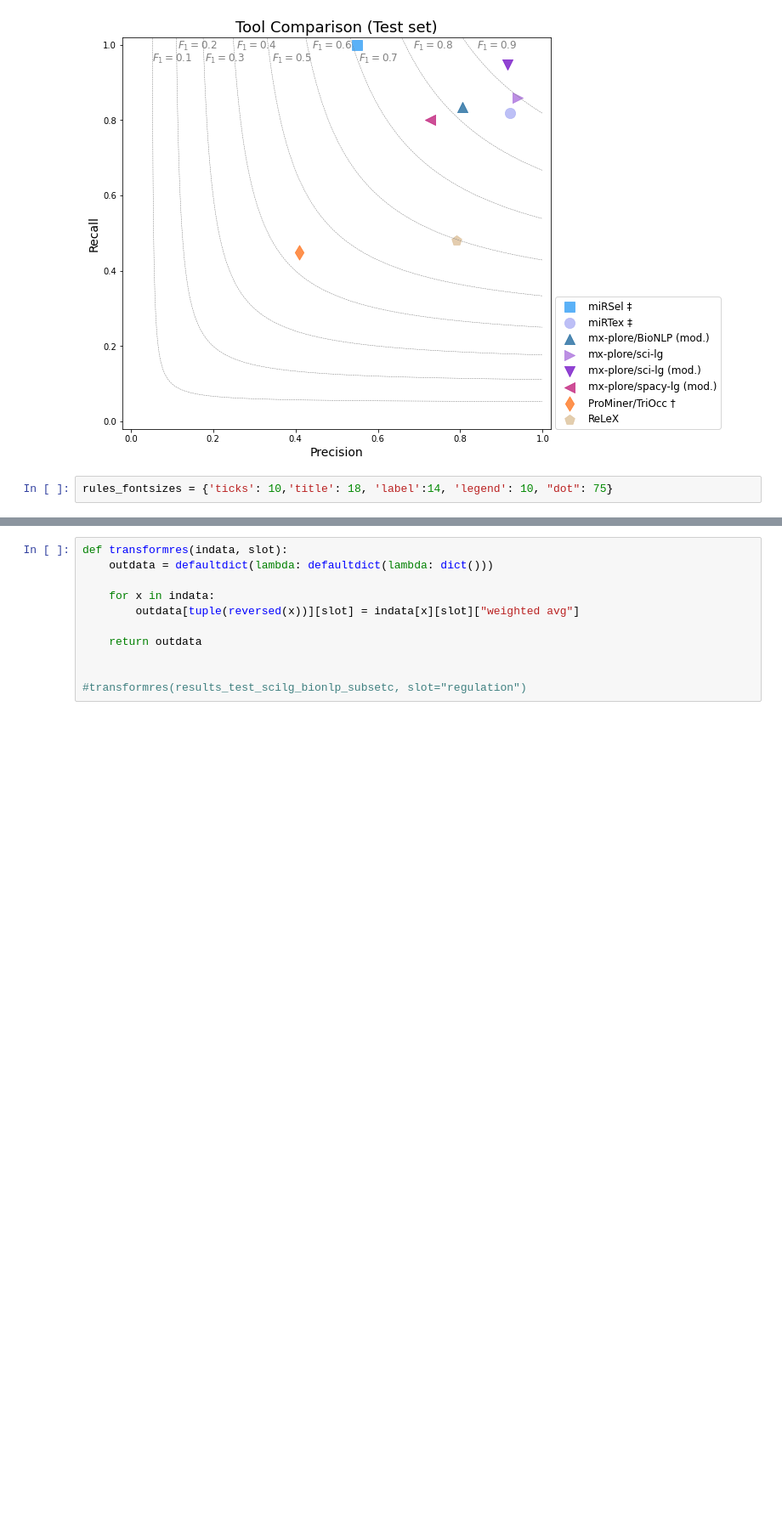
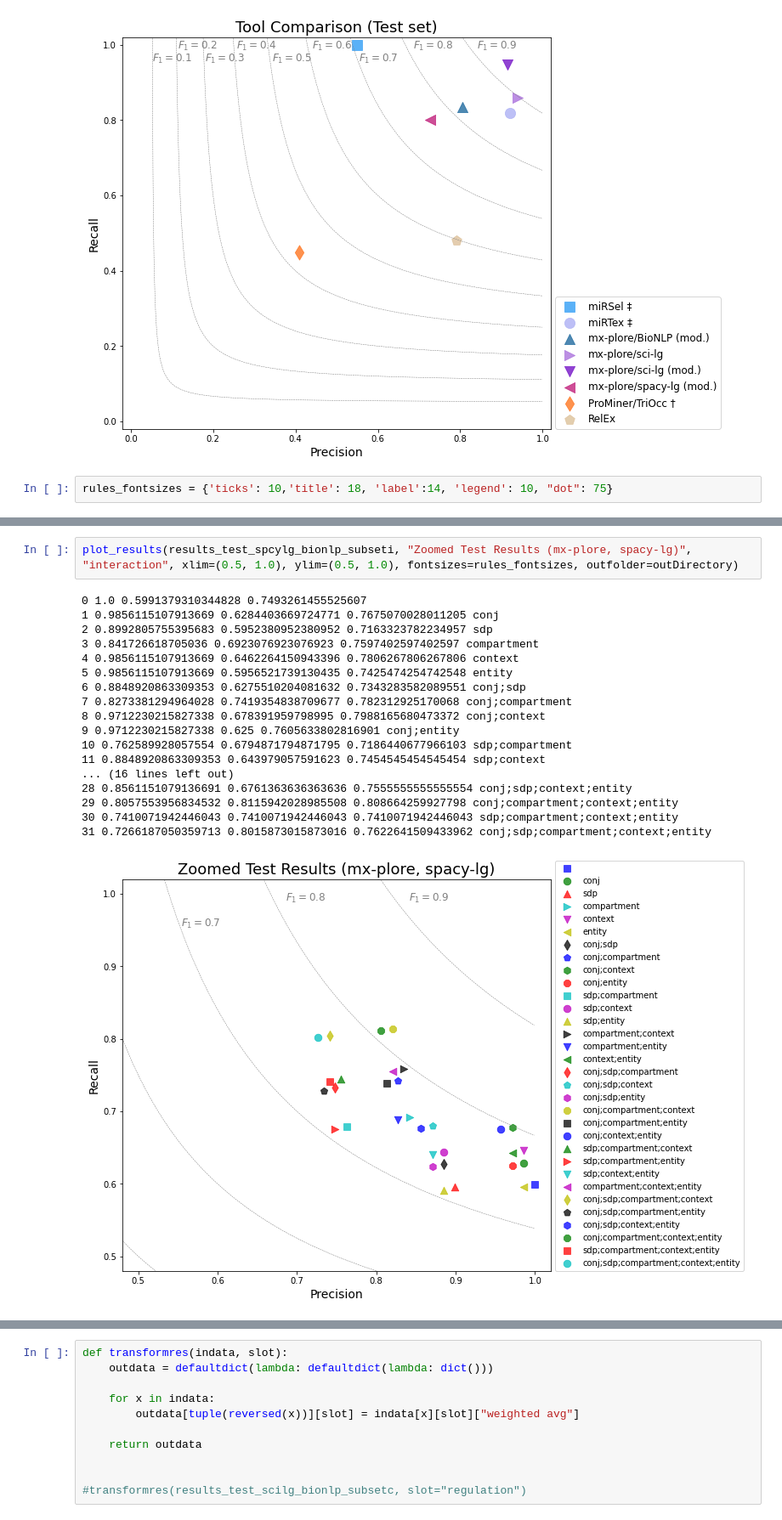
Before and after one commit to mjoppich/mxplore, a Jupyter notebook: scai_eval/eval_checks.ipynb, the cells around one changed output, grey strips where cells are left out. Shown at 85% size. Saved outputs shown, nothing was run; the diff lists cells and outputs as text; blank space fills up the shorter version.

```diff
--- a/scai_eval/eval_checks.ipynb
+++ b/scai_eval/eval_checks.ipynb
@@ -374,4 +421,25 @@ conj;sdp;compartment;context;entity&0.727&0.802&0.762\\
 [figure]
+# %%
+plot_results(results_test_spcylg_bionlp_subseti, "Zoomed Test Results (mx-plore, spacy-lg)", "interaction", xlim=(0.5, 1.0), ylim=(0.5, 1.0), fontsizes=rules_fontsizes, outfolder=outDirectory)
+# %% [output]
+0 1.0 0.5991379310344828 0.7493261455525607
+1 0.9856115107913669 0.6284403669724771 0.7675070028011205 conj
+2 0.8992805755395683 0.5952380952380952 0.7163323782234957 sdp
+3 0.841726618705036 0.6923076923076923 0.7597402597402597 compartment
+4 0.9856115107913669 0.6462264150943396 0.7806267806267806 context
+5 0.9856115107913669 0.5956521739130435 0.7425474254742548 entity
+6 0.8848920863309353 0.6275510204081632 0.7343283582089551 conj;sdp
+7 0.8273381294964028 0.7419354838709677 0.782312925170068 conj;compartment
+8 0.9712230215827338 0.678391959798995 0.7988165680473372 conj;context
+9 0.9712230215827338 0.625 0.7605633802816901 conj;entity
+10 0.762589928057554 0.6794871794871795 0.7186440677966103 sdp;compartment
+11 0.8848920863309353 0.643979057591623 0.7454545454545454 sdp;context
+... (16 lines left out)
+28 0.8561151079136691 0.6761363636363636 0.7555555555555554 conj;sdp;context;entity
+29 0.8057553956834532 0.8115942028985508 0.808664259927798 conj;compartment;context;entity
+30 0.7410071942446043 0.7410071942446043 0.7410071942446043 sdp;compartment;context;entity
+31 0.7266187050359713 0.8015873015873016 0.7622641509433962 conj;sdp;compartment;context;entity
+[figure, added]
 # %%
 plot_results(results_train_bionlp_bionlp_subseti, "Train Results (mx-plore, BioNLP)", "interaction", fontsizes=rules_fontsizes, outfolder=outDirectory)
 # %% [output]
```
Also changed, not shown: parts of 14 cells of this notebook, 21 other files.
